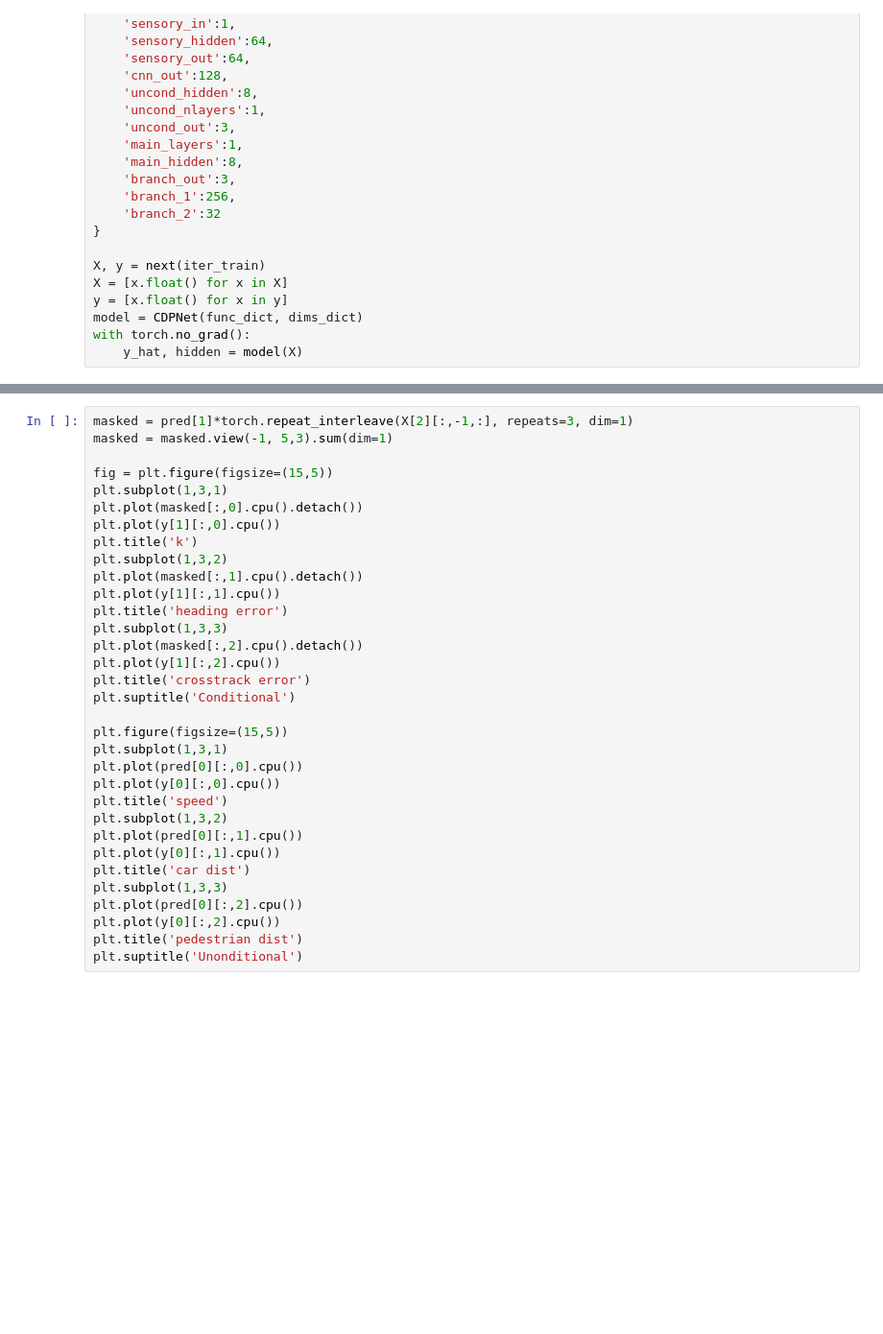
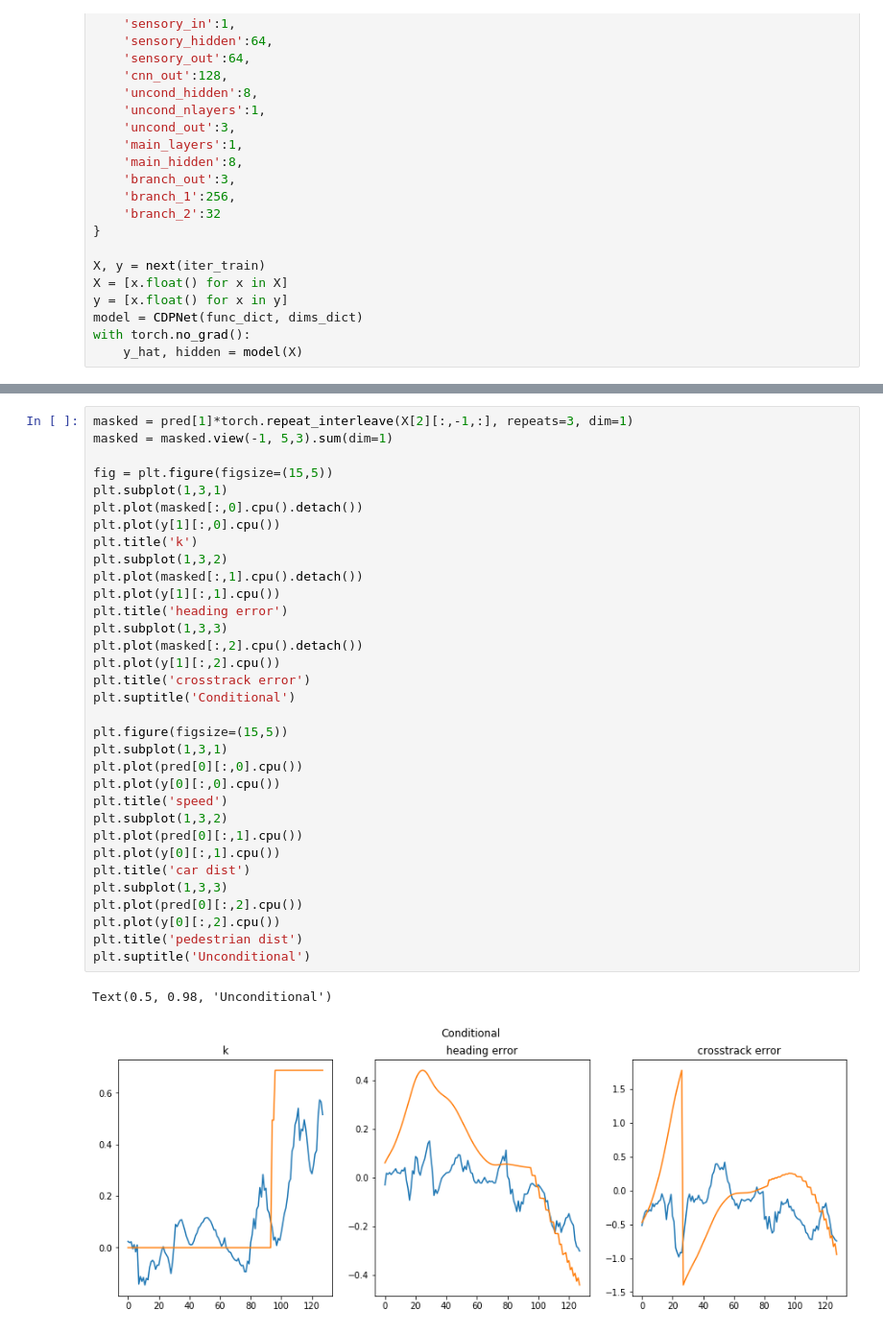
Before and after one commit to rockyyliang/directper, a Jupyter notebook: direct_perception.ipynb, the cells around one changed output, grey strips where cells are left out. Shown: that part at 96% size. Saved outputs shown, nothing was run; the diff lists cells and outputs as text; blank space fills up the shorter version.

```diff
--- a/direct_perception.ipynb
+++ b/direct_perception.ipynb
@@ -232,31 +195,34 @@ masked = pred[1]*torch.repeat_interleave(X[2][:,-1,:], repeats=3, dim=1)
 masked = masked.view(-1, 5,3).sum(dim=1)
 
 fig = plt.figure(figsize=(15,5))
 plt.subplot(1,3,1)
 plt.plot(masked[:,0].cpu().detach())
 plt.plot(y[1][:,0].cpu())
 plt.title('k')
 plt.subplot(1,3,2)
 plt.plot(masked[:,1].cpu().detach())
 plt.plot(y[1][:,1].cpu())
 plt.title('heading error')
 plt.subplot(1,3,3)
 plt.plot(masked[:,2].cpu().detach())
 plt.plot(y[1][:,2].cpu())
 plt.title('crosstrack error')
 plt.suptitle('Conditional')
 
 plt.figure(figsize=(15,5))
 plt.subplot(1,3,1)
 plt.plot(pred[0][:,0].cpu())
 plt.plot(y[0][:,0].cpu())
 plt.title('speed')
 plt.subplot(1,3,2)
 plt.plot(pred[0][:,1].cpu())
 plt.plot(y[0][:,1].cpu())
 plt.title('car dist')
 plt.subplot(1,3,3)
 plt.plot(pred[0][:,2].cpu())
 plt.plot(y[0][:,2].cpu())
 plt.title('pedestrian dist')
-plt.suptitle('Unonditional')
+plt.suptitle('Unconditional')
+# %% [output]
+Text(0.5, 0.98, 'Unconditional')
+[figure, added]
```
Also changed, not shown: parts of 9 cells of this notebook, 4 other files.
